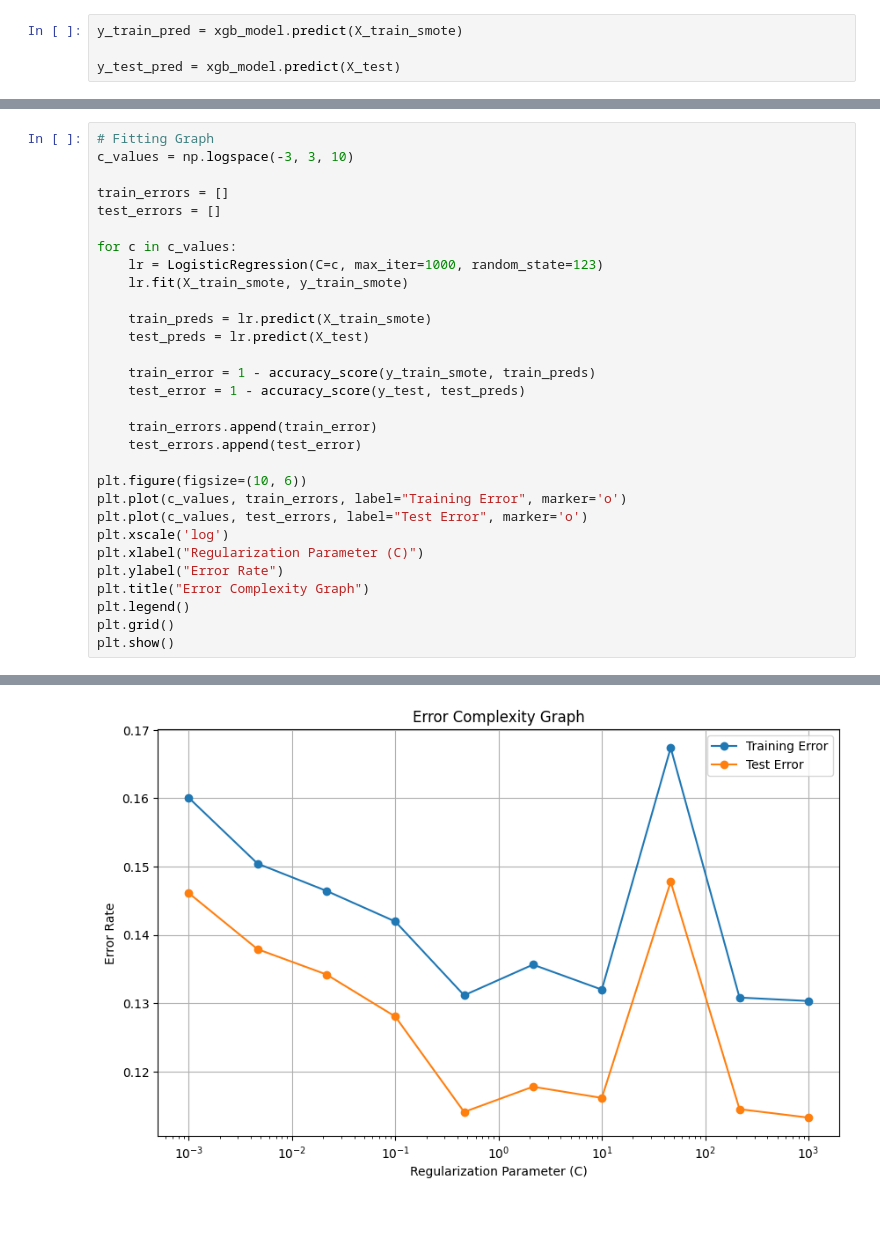
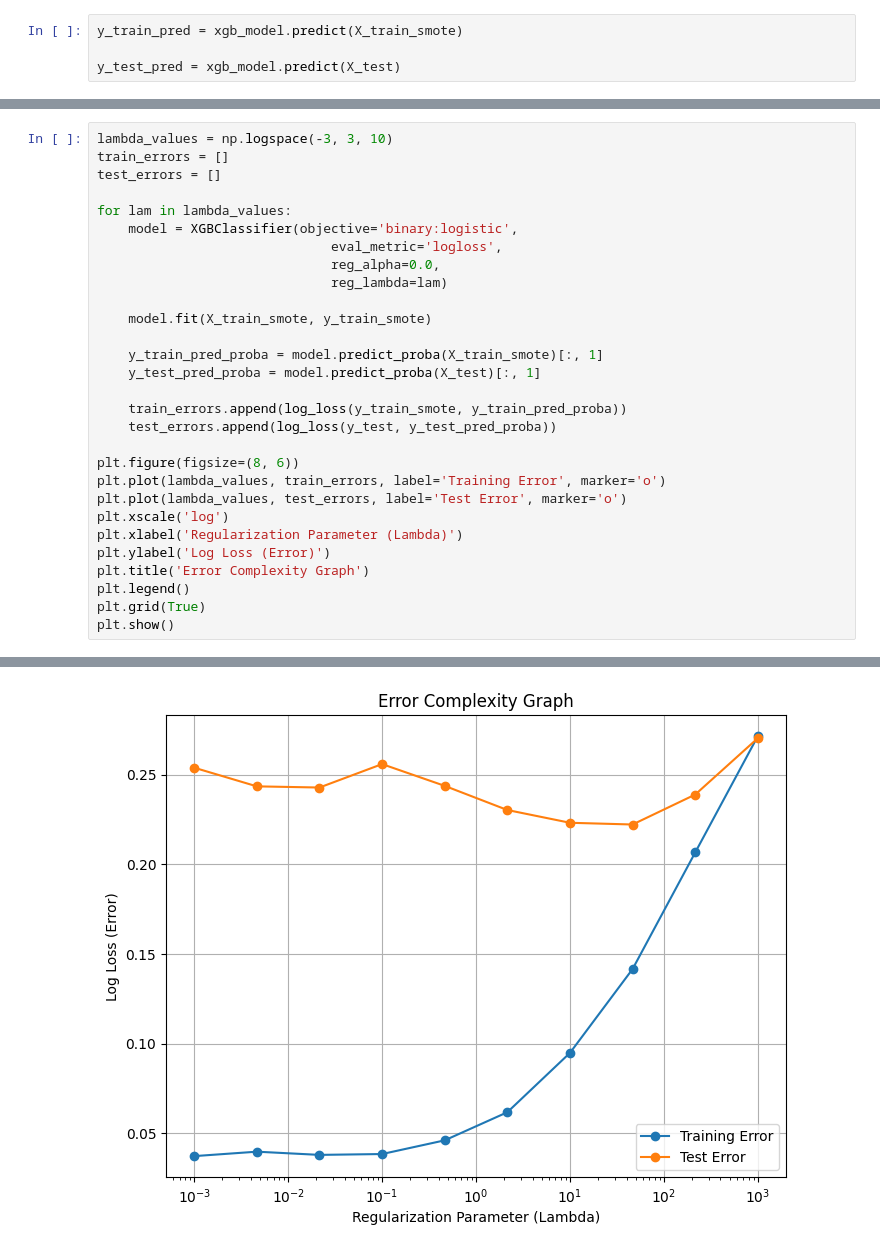
Before and after one commit to ikale1234/CSE151NEWS, a Jupyter notebook: CSE151_Milestone_4.ipynb, the cells around one changed output, grey strips where cells are left out. Saved outputs shown, nothing was run; the diff lists cells and outputs as text; blank space fills up the shorter version.

```diff
--- a/CSE151_Milestone_4.ipynb
+++ b/CSE151_Milestone_4.ipynb
@@ -633,31 +598,30 @@ Sample False Negatives (Indices): [ 8 49 80 85 87]
 # %%
-# Fitting Graph
-c_values = np.logspace(-3, 3, 10)
-
+lambda_values = np.logspace(-3, 3, 10)
 train_errors = []
 test_errors = []
 
-for c in c_values:
-    lr = LogisticRegression(C=c, max_iter=1000, random_state=123)
-    lr.fit(X_train_smote, y_train_smote)
+for lam in lambda_values:
+    model = XGBClassifier(objective='binary:logistic',
+                              eval_metric='logloss',
+                              reg_alpha=0.0,
+                              reg_lambda=lam)
 
-    train_preds = lr.predict(X_train_smote)
-    test_preds = lr.predict(X_test)
+    model.fit(X_train_smote, y_train_smote)
 
-    train_error = 1 - accuracy_score(y_train_smote, train_preds)
-    test_error = 1 - accuracy_score(y_test, test_preds)
+    y_train_pred_proba = model.predict_proba(X_train_smote)[:, 1]
+    y_test_pred_proba = model.predict_proba(X_test)[:, 1]
 
-    train_errors.append(train_error)
-    test_errors.append(test_error)
+    train_errors.append(log_loss(y_train_smote, y_train_pred_proba))
+    test_errors.append(log_loss(y_test, y_test_pred_proba))
 
-plt.figure(figsize=(10, 6))
-plt.plot(c_values, train_errors, label="Training Error", marker='o')
-plt.plot(c_values, test_errors, label="Test Error", marker='o')
+plt.figure(figsize=(8, 6))
+plt.plot(lambda_values, train_errors, label='Training Error', marker='o')
+plt.plot(lambda_values, test_errors, label='Test Error', marker='o')
 plt.xscale('log')
-plt.xlabel("Regularization Parameter (C)")
-plt.ylabel("Error Rate")
-plt.title("Error Complexity Graph")
+plt.xlabel('Regularization Parameter (Lambda)')
+plt.ylabel('Log Loss (Error)')
+plt.title('Error Complexity Graph')
 plt.legend()
-plt.grid()
+plt.grid(True)
 plt.show()
 # %% [output]
@@ -681 +628 @@ Please also refer to the documentation for alternative solver options:
-[figure, old version]
+[figure, new version]
```
Also changed, not shown: parts of 14 cells of this notebook.
